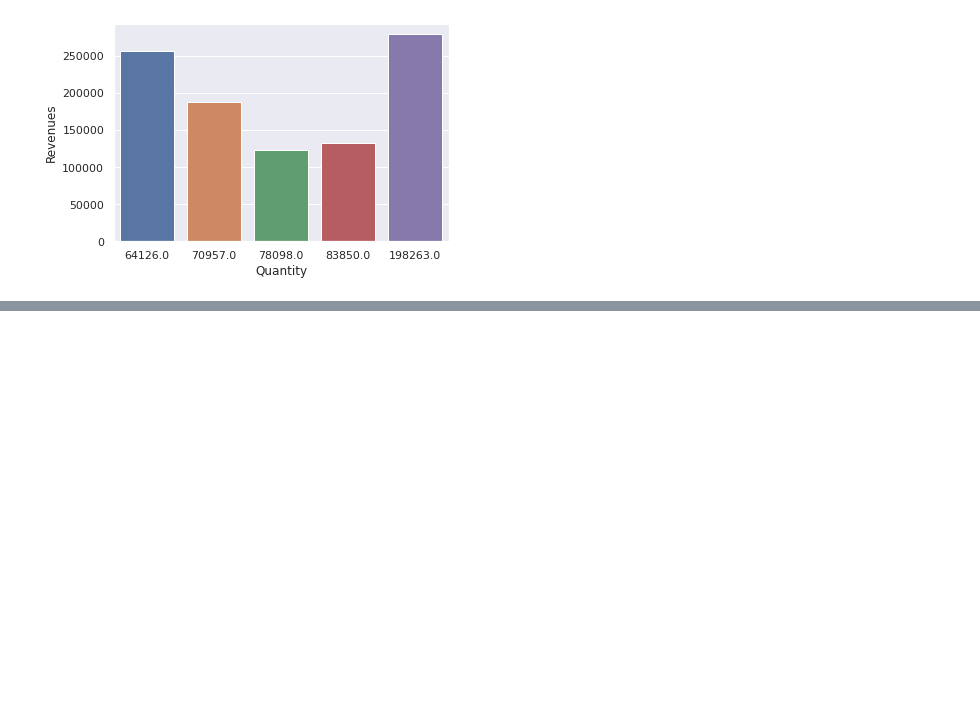
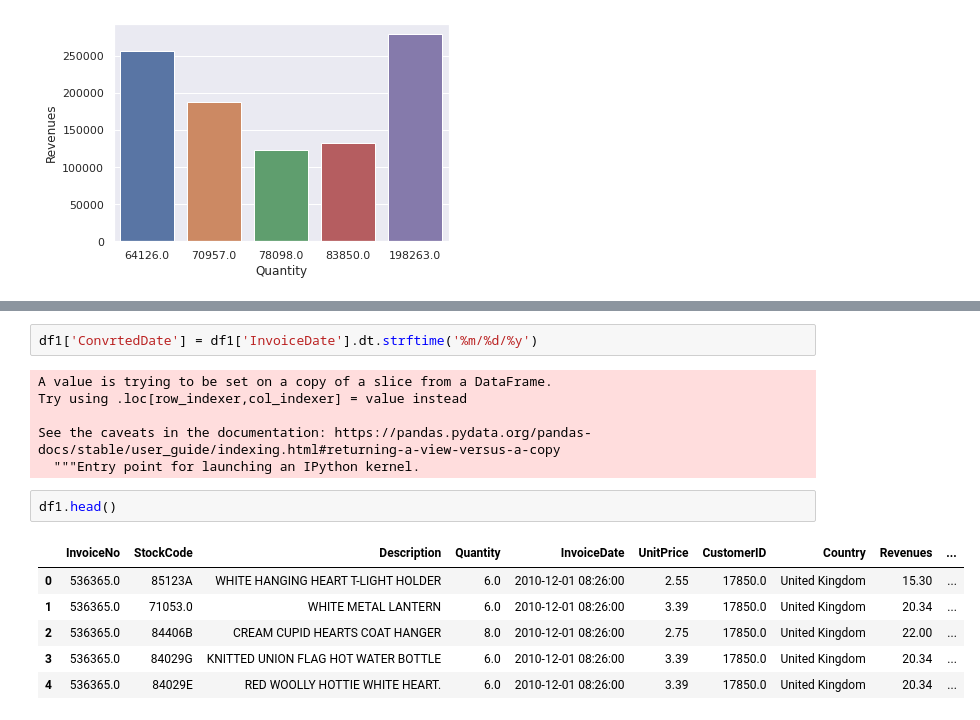
Before and after one commit to Manojgharge07/Capston_Project_1_Propensity_Model_, a Jupyter notebook: Capston_Project_1.ipynb, the cells around one changed output, grey strips where cells are left out. Drawn from its saved outputs; the diff is of its cells as text; blank space fills up the shorter version.

```diff
--- a/Capston_Project_1.ipynb
+++ b/Capston_Project_1.ipynb
@@ -396,0 +419,17 @@ sns.barplot(x = 'Quantity', y = 'Revenues' , data = grp_by.head(5))
+# %%
+df1['ConvrtedDate'] = df1['InvoiceDate'].dt.strftime('%m/%d/%y')
+# %% [output]
+A value is trying to be set on a copy of a slice from a DataFrame.
+Try using .loc[row_indexer,col_indexer] = value instead
+
+See the caveats in the documentation: https://pandas.pydata.org/pandas-docs/stable/user_guide/indexing.html#returning-a-view-versus-a-copy
+  """Entry point for launching an IPython kernel.
+# %%
+df1.head()
+# %% [output]
+|  | InvoiceNo | StockCode | Description | Quantity | InvoiceDate | UnitPrice | CustomerID | Country | Revenues | ... |
+| 0 | 536365.0 | 85123A | WHITE HANGING HEART T-LIGHT HOLDER | 6.0 | 2010-12-01 08:26:00 | 2.55 | 17850.0 | United Kingdom | 15.30 | ... |
+| 1 | 536365.0 | 71053.0 | WHITE METAL LANTERN | 6.0 | 2010-12-01 08:26:00 | 3.39 | 17850.0 | United Kingdom | 20.34 | ... |
+| 2 | 536365.0 | 84406B | CREAM CUPID HEARTS COAT HANGER | 8.0 | 2010-12-01 08:26:00 | 2.75 | 17850.0 | United Kingdom | 22.00 | ... |
+| 3 | 536365.0 | 84029G | KNITTED UNION FLAG HOT WATER BOTTLE | 6.0 | 2010-12-01 08:26:00 | 3.39 | 17850.0 | United Kingdom | 20.34 | ... |
+| 4 | 536365.0 | 84029E | RED WOOLLY HOTTIE WHITE HEART. | 6.0 | 2010-12-01 08:26:00 | 3.39 | 17850.0 | United Kingdom | 20.34 | ... |
```
Also changed, not shown: parts of 11 cells of this notebook.
